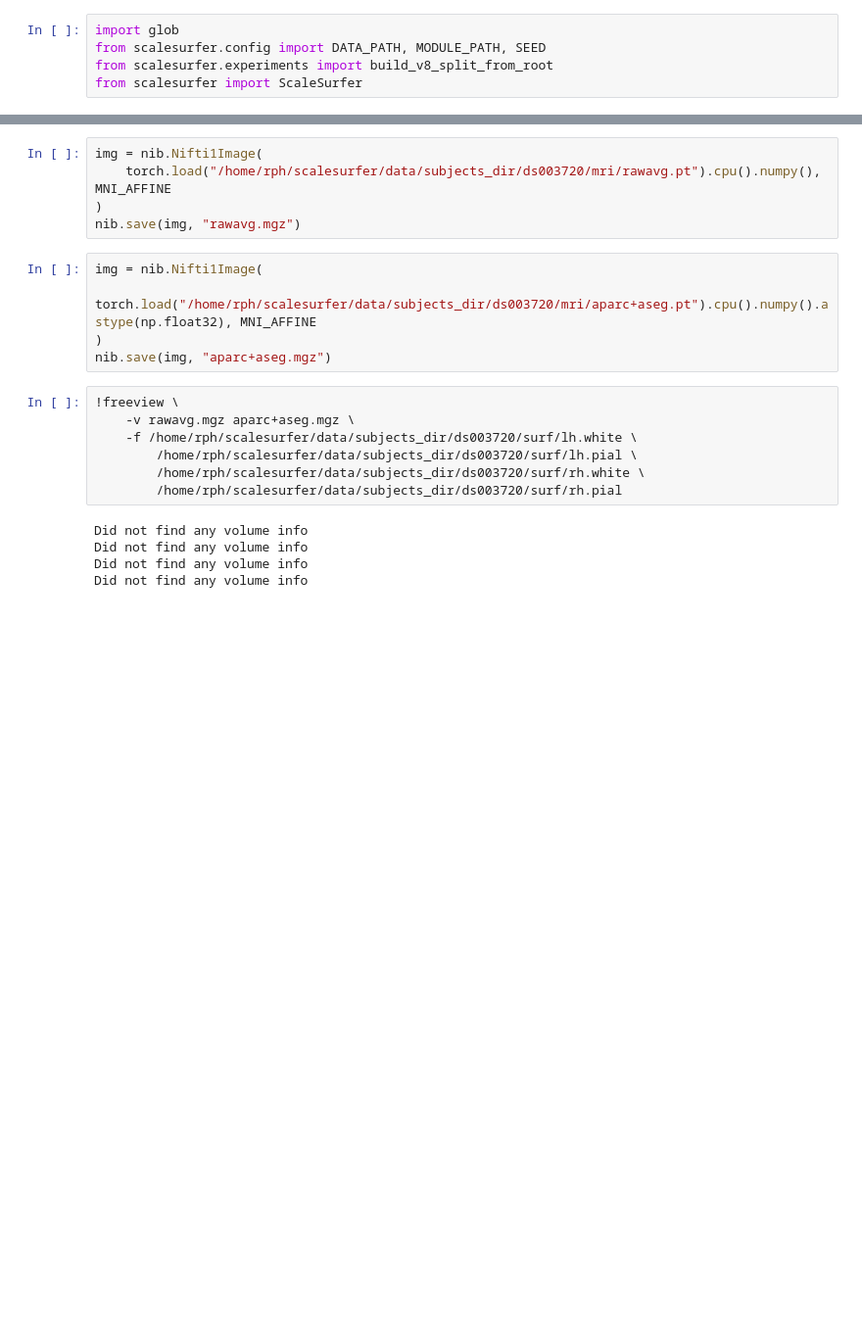
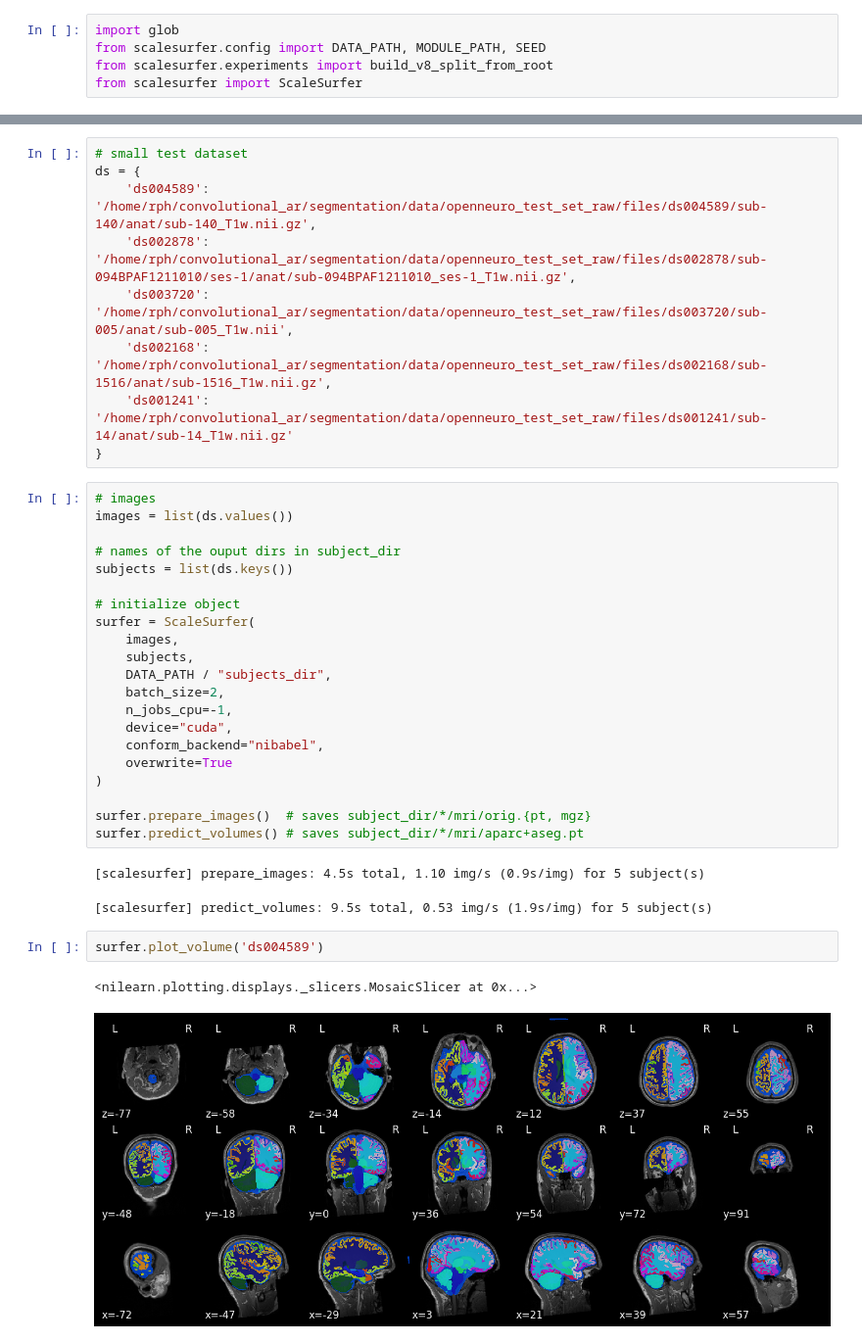
Before and after one commit to voytekresearch/scalesurfer, a Jupyter notebook: docs/notebooks/03_inference/08_inference.ipynb, the cells around one changed output, grey strips where cells are left out. Shown at 98% size. Drawn from its saved outputs; the diff is of its cells as text; blank space fills up the shorter version.

```diff
--- a/docs/notebooks/03_inference/08_inference.ipynb
+++ b/docs/notebooks/03_inference/08_inference.ipynb
@@ -109,22 +6,38 @@ plotting.show()
-# %%
-img = nib.Nifti1Image(
-    torch.load("/home/rph/scalesurfer/data/subjects_dir/ds003720/mri/rawavg.pt").cpu().numpy(), MNI_AFFINE
-)
-nib.save(img, "rawavg.mgz")
-# %%
-img = nib.Nifti1Image(
-    torch.load("/home/rph/scalesurfer/data/subjects_dir/ds003720/mri/aparc+aseg.pt").cpu().numpy().astype(np.float32), MNI_AFFINE
-)
-nib.save(img, "aparc+aseg.mgz")
-# %%
-!freeview \
-    -v rawavg.mgz aparc+aseg.mgz \
-    -f /home/rph/scalesurfer/data/subjects_dir/ds003720/surf/lh.white \
-        /home/rph/scalesurfer/data/subjects_dir/ds003720/surf/lh.pial \
-        /home/rph/scalesurfer/data/subjects_dir/ds003720/surf/rh.white \
-        /home/rph/scalesurfer/data/subjects_dir/ds003720/surf/rh.pial
-# %% [output]
-Did not find any volume info
-Did not find any volume info
-Did not find any volume info
-Did not find any volume info
+# %%
+# small test dataset
+ds = {
+    'ds004589': '/home/rph/convolutional_ar/segmentation/data/openneuro_test_set_raw/files/ds004589/sub-140/anat/sub-140_T1w.nii.gz',
+    'ds002878': '/home/rph/convolutional_ar/segmentation/data/openneuro_test_set_raw/files/ds002878/sub-094BPAF1211010/ses-1/anat/sub-094BPAF1211010_ses-1_T1w.nii.gz',
+    'ds003720': '/home/rph/convolutional_ar/segmentation/data/openneuro_test_set_raw/files/ds003720/sub-005/anat/sub-005_T1w.nii',
+    'ds002168': '/home/rph/convolutional_ar/segmentation/data/openneuro_test_set_raw/files/ds002168/sub-1516/anat/sub-1516_T1w.nii.gz',
+    'ds001241': '/home/rph/convolutional_ar/segmentation/data/openneuro_test_set_raw/files/ds001241/sub-14/anat/sub-14_T1w.nii.gz'
+}
+# %%
+# images
+images = list(ds.values())
+
+# names of the ouput dirs in subject_dir
+subjects = list(ds.keys())
+
+# initialize object
+surfer = ScaleSurfer(
+    images,
+    subjects,
+    DATA_PATH / "subjects_dir",
+    batch_size=2,
+    n_jobs_cpu=-1,
+    device="cuda",
+    conform_backend="nibabel",
+    overwrite=True
+)
+
+surfer.prepare_images()  # saves subject_dir/*/mri/orig.{pt, mgz}
+surfer.predict_volumes() # saves subject_dir/*/mri/aparc+aseg.pt
+# %% [output]
+[scalesurfer] prepare_images: 4.5s total, 1.10 img/s (0.9s/img) for 5 subject(s)
+[scalesurfer] predict_volumes: 9.5s total, 0.53 img/s (1.9s/img) for 5 subject(s)
+# %%
+surfer.plot_volume('ds004589')
+# %% [output]
+<nilearn.plotting.displays._slicers.MosaicSlicer at 0x...>
+[figure, added]
```
Also changed, not shown: parts of 8 cells of this notebook, 5 other files.
